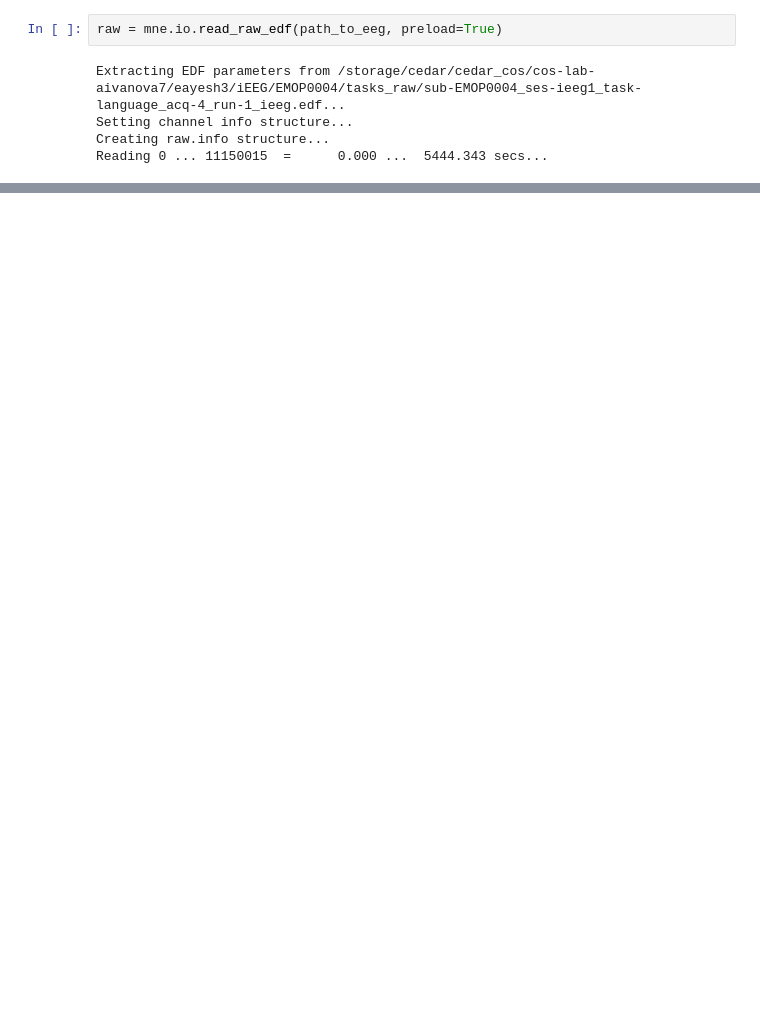
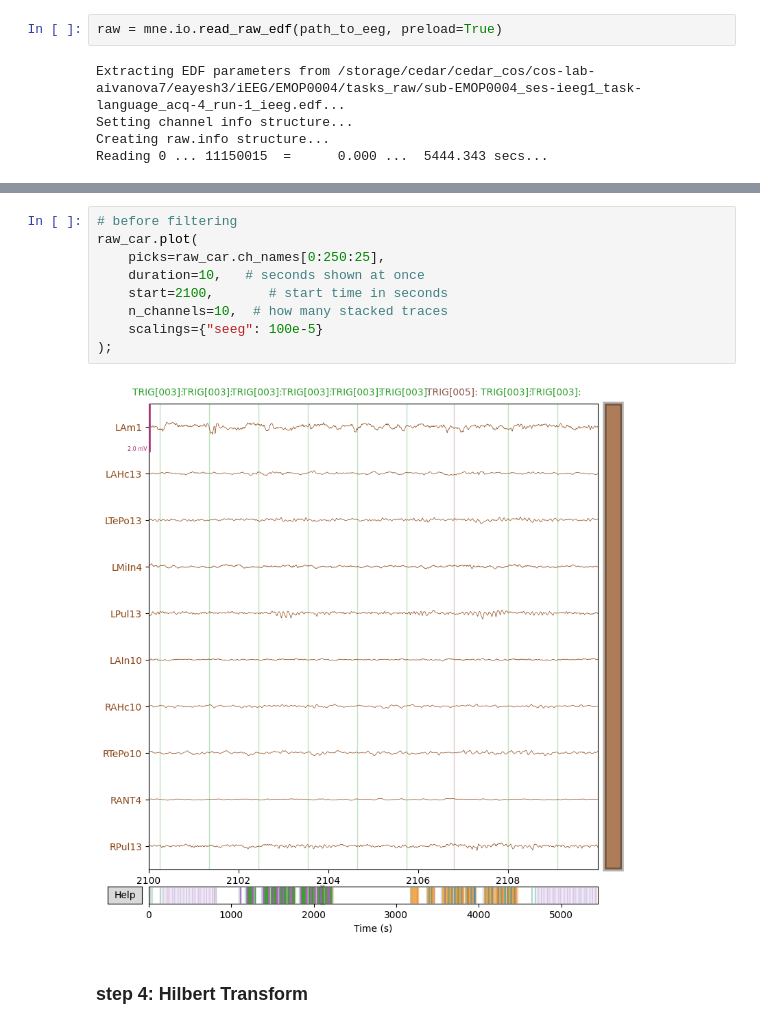
Before and after one commit to GT-LIT-Lab/iEEG_prep, a Jupyter notebook: notebooks/iEEG_prep.ipynb, the cells around one changed output, grey strips where cells are left out. Cells and saved outputs as stored; diff of their text form; blank space fills up the shorter version.

```diff
--- a/notebooks/iEEG_prep.ipynb
+++ b/notebooks/iEEG_prep.ipynb
@@ -462,0 +294,13 @@ Plotting power spectral density (dB=True).
+# %%
+# before filtering
+raw_car.plot(
+    picks=raw_car.ch_names[0:250:25],
+    duration=10,   # seconds shown at once
+    start=2100,       # start time in seconds
+    n_channels=10,  # how many stacked traces
+    scalings={"seeg": 100e-5}
+);
+# %% [output]
+[figure, added]
+# %% [markdown]
+### step 4: Hilbert Transform
```
Also changed, not shown: parts of 87 cells of this notebook, 3 other files.
